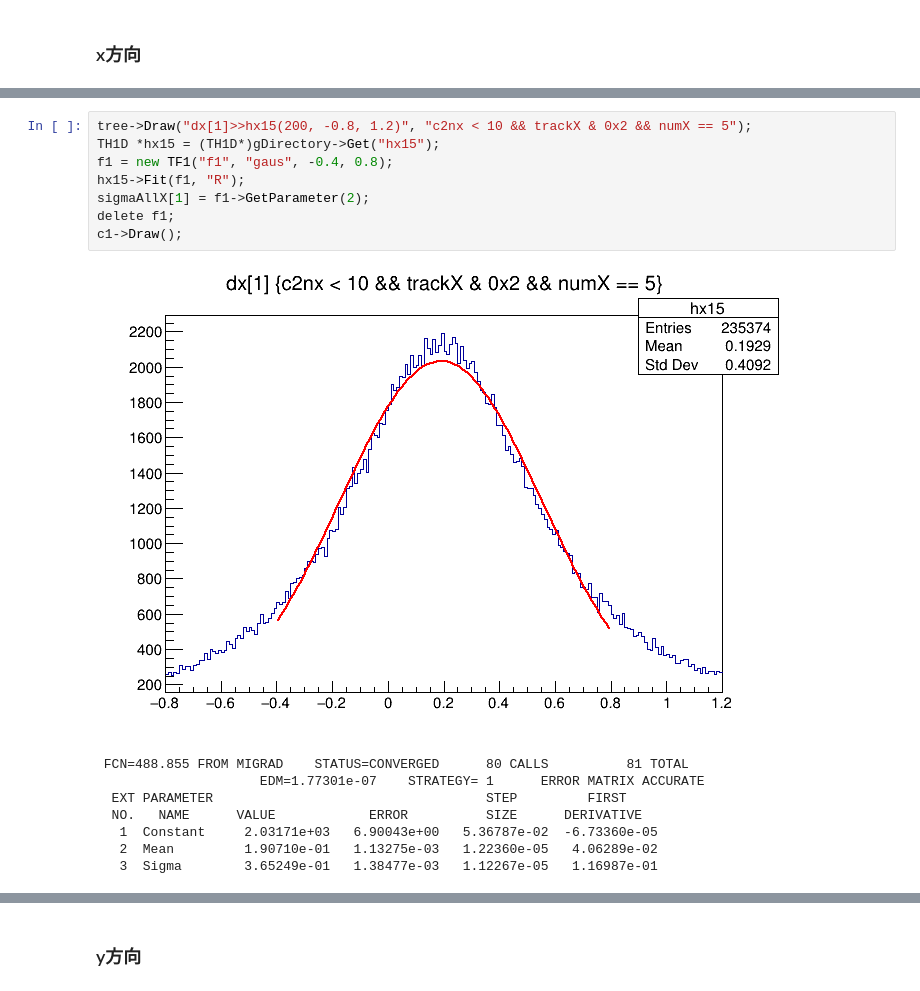
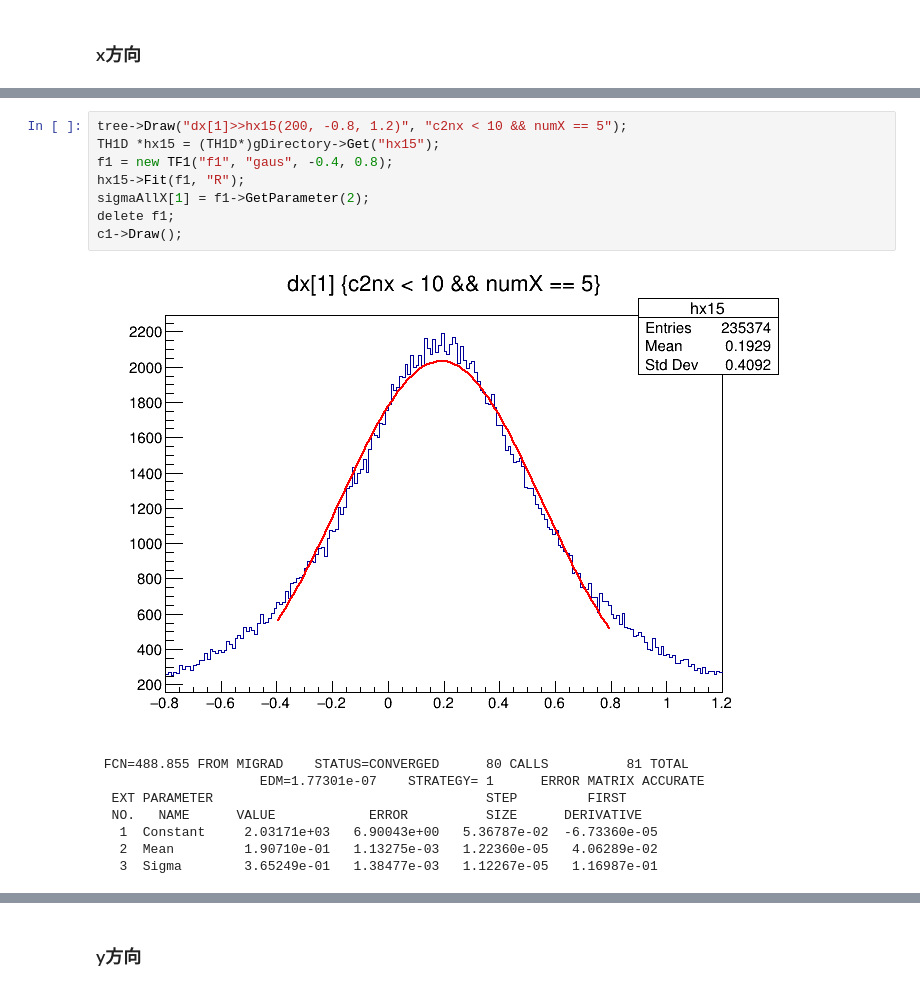
Before and after one commit to kinstaky/CourseDataAnalysis, a Jupyter notebook: hw2_1/jupyter/Residual.ipynb, the cells around one changed output, grey strips where cells are left out. Cells and saved outputs as stored; diff of their text form.

```diff
--- a/hw2_1/jupyter/Residual.ipynb
+++ b/hw2_1/jupyter/Residual.ipynb
@@ -707,15 +707,15 @@ c1->Draw();
    2  Mean        -9.22215e-02   1.15800e-03   1.16702e-06  -8.11982e-02
    3  Sigma        3.36971e-01   1.52919e-03  -4.40415e-06   5.77278e-02
 # %%
-tree->Draw("dx[1]>>hx15(200, -0.8, 1.2)", "c2nx < 10 && trackX & 0x2 && numX == 5");
+tree->Draw("dx[1]>>hx15(200, -0.8, 1.2)", "c2nx < 10 && numX == 5");
 TH1D *hx15 = (TH1D*)gDirectory->Get("hx15");
 f1 = new TF1("f1", "gaus", -0.4, 0.8);
 hx15->Fit(f1, "R");
 sigmaAllX[1] = f1->GetParameter(2);
 delete f1;
 c1->Draw();
 # %% [output]
-[figure, old version]
+[figure, new version]
  FCN=488.855 FROM MIGRAD    STATUS=CONVERGED      80 CALLS          81 TOTAL
                      EDM=1.77301e-07    STRATEGY= 1      ERROR MATRIX ACCURATE
   EXT PARAMETER                                   STEP         FIRST
```
Also changed, not shown: parts of 4 cells of this notebook, 5 other files.
